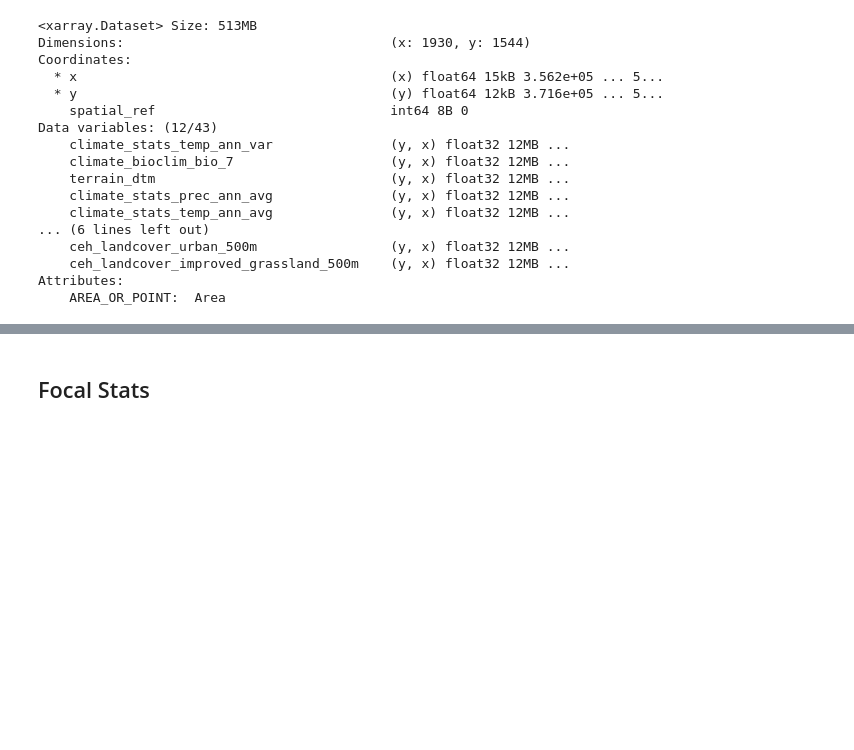
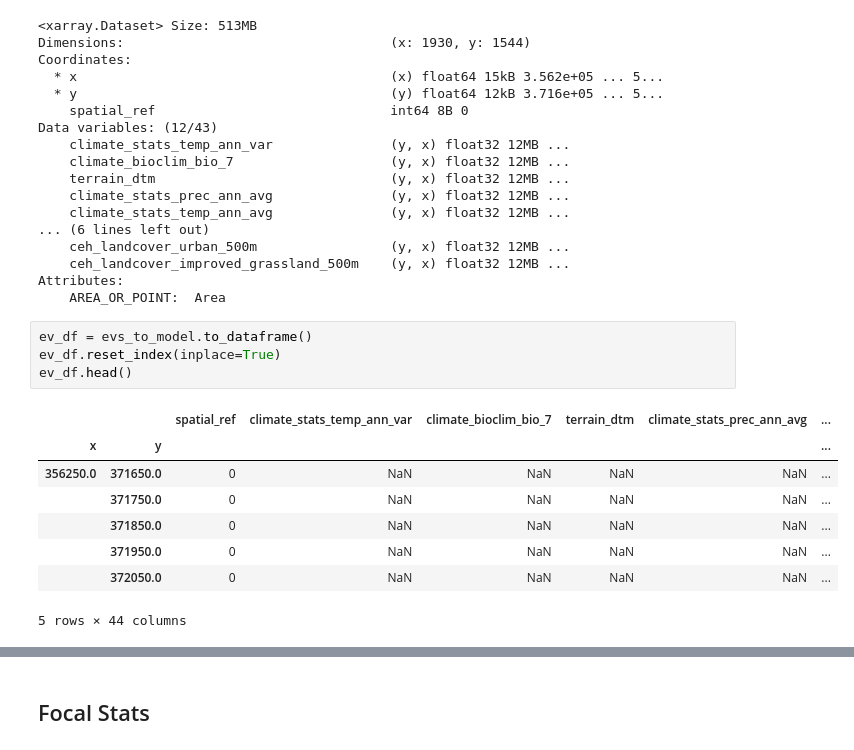
Before and after one commit to MatthewJWhittle/shefflied-bats, a Jupyter notebook: notebooks/modelling-one-sp.ipynb, the cells around one changed output, grey strips where cells are left out. Drawn from its saved outputs; the diff is of its cells as text; blank space fills up the shorter version.

```diff
--- a/notebooks/modelling-one-sp.ipynb
+++ b/notebooks/modelling-one-sp.ipynb
@@ -239,3 +239,16 @@ Data variables: (12/43)
     ceh_landcover_improved_grassland_500m    (y, x) float32 12MB ...
 Attributes:
     AREA_OR_POINT:  Area
+# %%
+ev_df = evs_to_model.to_dataframe()
+ev_df.reset_index(inplace=True)
+ev_df.head()
+# %% [output]
+|  |  | spatial_ref | climate_stats_temp_ann_var | climate_bioclim_bio_7 | terrain_dtm | climate_stats_prec_ann_avg | ... |
+| x | y |  |  |  |  |  | ... |
+| 356250.0 | 371650.0 | 0 | NaN | NaN | NaN | NaN | ... |
+|  | 371750.0 | 0 | NaN | NaN | NaN | NaN | ... |
+|  | 371850.0 | 0 | NaN | NaN | NaN | NaN | ... |
+|  | 371950.0 | 0 | NaN | NaN | NaN | NaN | ... |
+|  | 372050.0 | 0 | NaN | NaN | NaN | NaN | ... |
+5 rows × 44 columns
```
Also changed, not shown: parts of 6 cells of this notebook, 2 other files.
